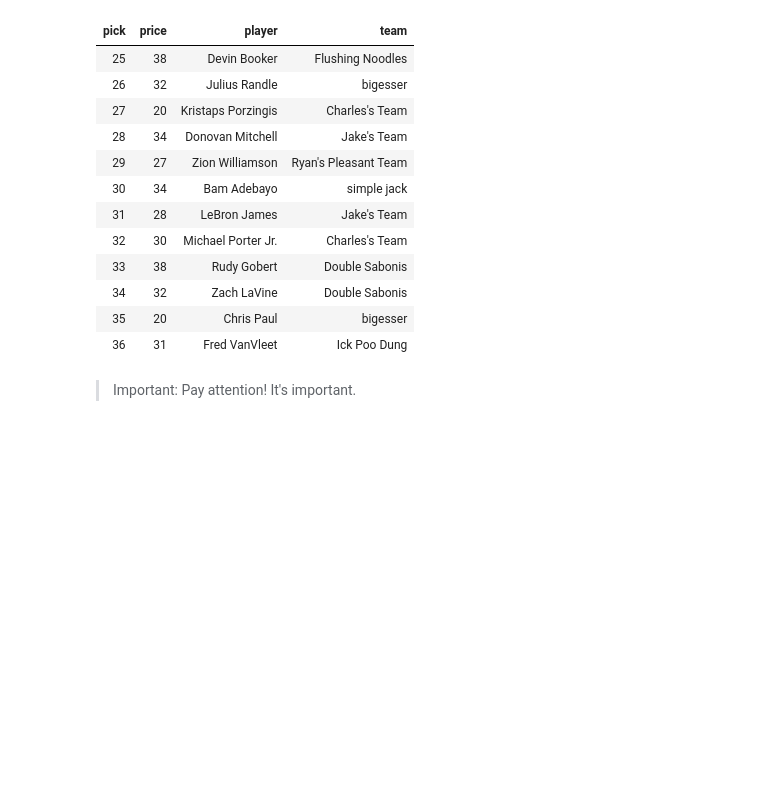
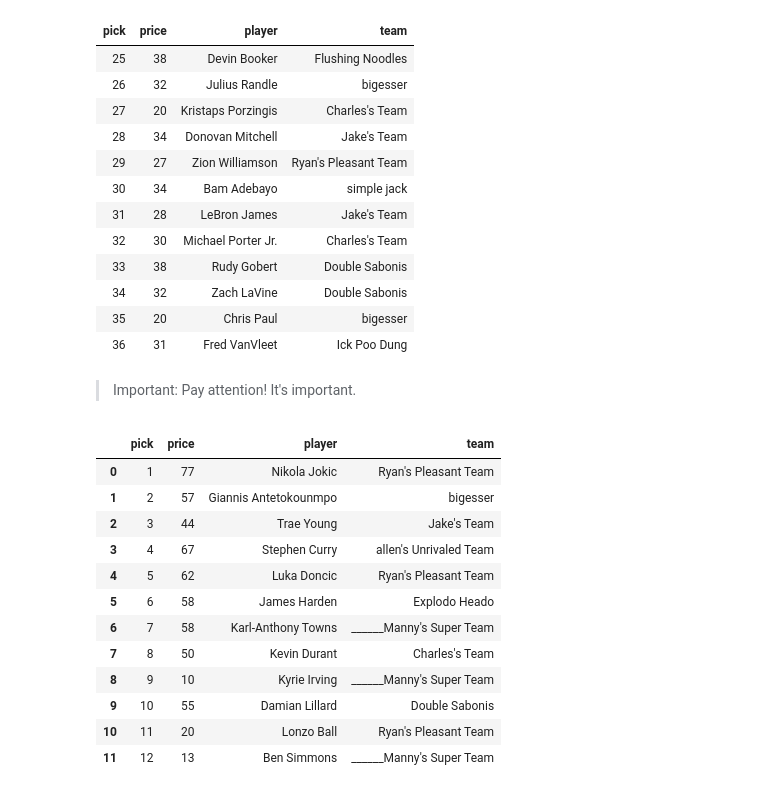
Before and after one commit to michael-quinlan/test_fast_pages, a Jupyter notebook: _notebooks/2022-08-23-test-charts.ipynb, the cells around one changed output. Cells and saved outputs as stored; diff of their text form; code cells hidden in the pictures; blank space fills up the shorter version.

```diff
--- a/_notebooks/2022-08-23-test-charts.ipynb
+++ b/_notebooks/2022-08-23-test-charts.ipynb
@@ -130,5 +133,22 @@ C
 | 34 | 32 | Zach LaVine | Double Sabonis |
 | 35 | 20 | Chris Paul | bigesser |
 | 36 | 31 | Fred VanVleet | Ick Poo Dung |
-# %% [markdown]
- > Important: Pay attention! It's important.
+# %% [markdown]
+ > Important: Pay attention! It's important.
+# %%
+#hide_input
+draft_by_round(draft_df, round=1)
+# %% [output]
+|  | pick | price | player | team |
+| 0 | 1 | 77 | Nikola Jokic | Ryan's Pleasant Team |
+| 1 | 2 | 57 | Giannis Antetokounmpo | bigesser |
+| 2 | 3 | 44 | Trae Young | Jake's Team |
+| 3 | 4 | 67 | Stephen Curry | allen's Unrivaled Team |
+| 4 | 5 | 62 | Luka Doncic | Ryan's Pleasant Team |
+| 5 | 6 | 58 | James Harden | Explodo Heado |
+| 6 | 7 | 58 | Karl-Anthony Towns | ______Manny's Super Team |
+| 7 | 8 | 50 | Kevin Durant | Charles's Team |
+| 8 | 9 | 10 | Kyrie Irving | ______Manny's Super Team |
+| 9 | 10 | 55 | Damian Lillard | Double Sabonis |
+| 10 | 11 | 20 | Lonzo Ball | Ryan's Pleasant Team |
+| 11 | 12 | 13 | Ben Simmons | ______Manny's Super Team |
```
Also changed, not shown: parts of 2 cells of this notebook.
